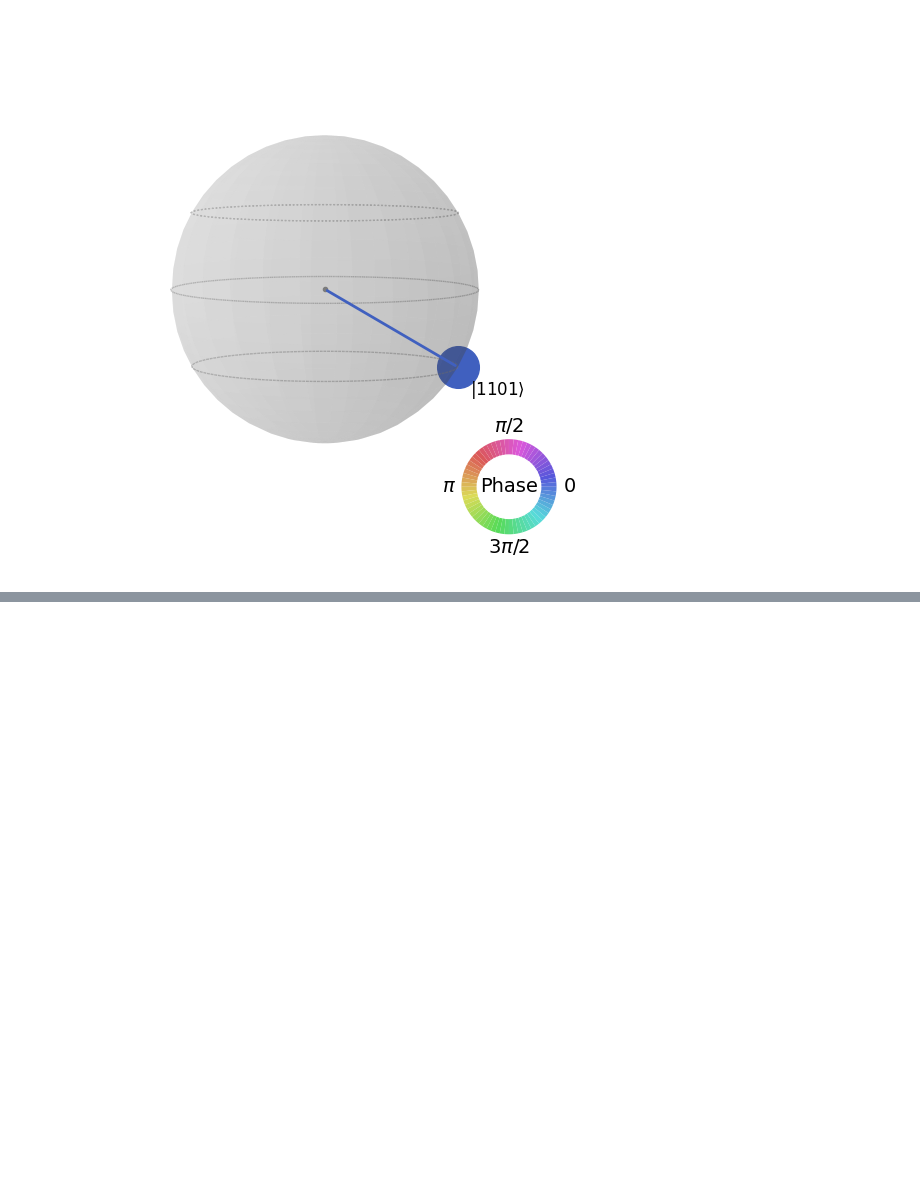
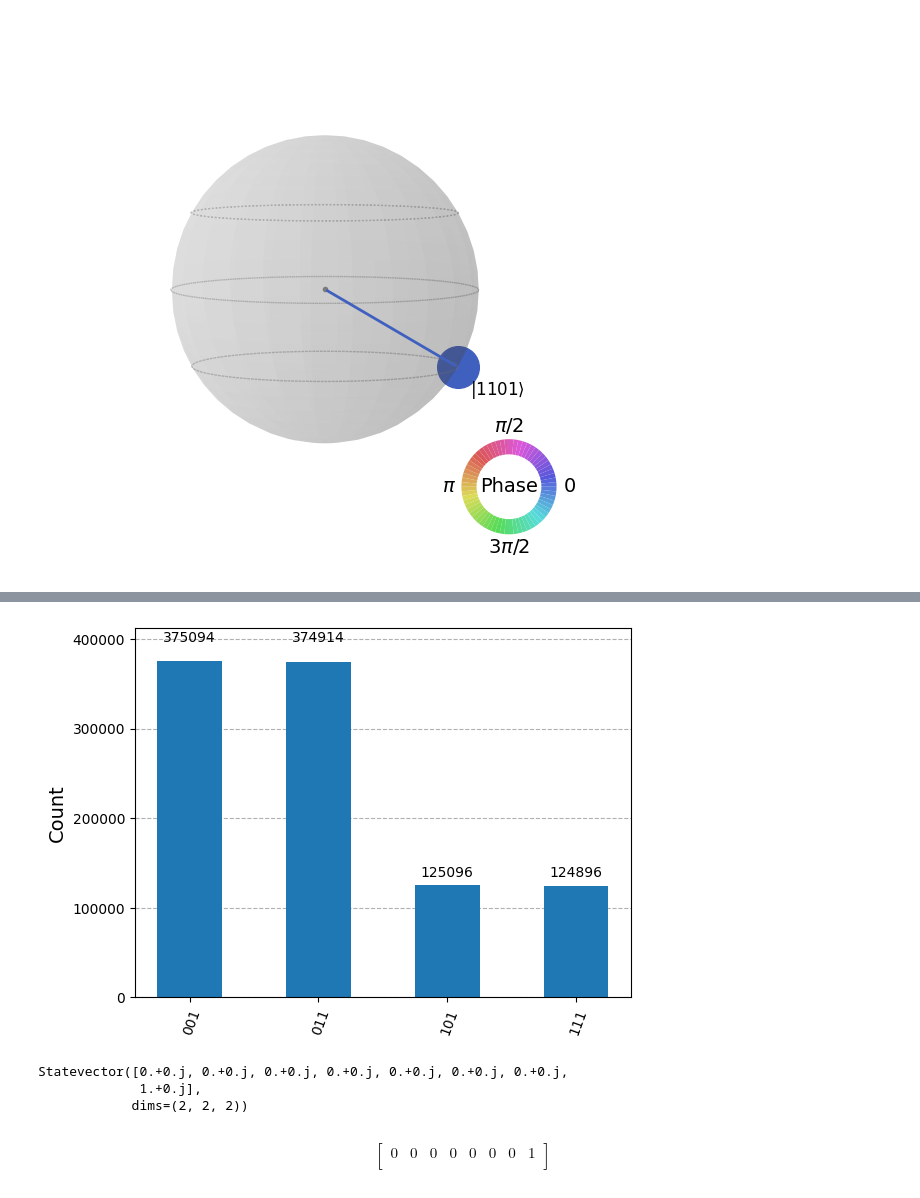
Before and after one commit to SAMANTA1401/Q_computing, a Jupyter notebook: qiskit/experiment.ipynb, the cells around one changed output, grey strips where cells are left out. Saved outputs shown, nothing was run; the diff lists cells and outputs as text; code cells hidden in the pictures; blank space fills up the shorter version.

Commit message:
measuring state

```diff
--- a/qiskit/experiment.ipynb
+++ b/qiskit/experiment.ipynb
@@ -156,0 +167,2 @@ from math import pi
+# %%
+simulator = Aer.get_backend('qasm_simulator')
@@ -156,0 +176,4 @@ from math import pi
+# %%
+plot_histogram(sim_result.get_counts())
+# %% [output]
+[figure, added]
@@ -156,0 +182,17 @@ from math import pi
+# %%
+compiled_circuit = transpile(circuit, simulator)
+sim_result = simulator.run(compiled_circuit, shots = 1000000).result()
+result = sim_result.get_statevector()
+print(result)
+# %% [output]
+Statevector([0.+0.j, 0.+0.j, 0.+0.j, 0.+0.j, 0.+0.j, 0.+0.j, 0.+0.j,
+             1.+0.j],
+            dims=(2, 2, 2))
+# %%
+array_to_latex(result)
+# %% [output]
+$$
+\begin{bmatrix}
+0 & 0 & 0 & 0 & 0 & 0 & 0 & 1  \\
+ \end{bmatrix}
+$$
```
Also changed, not shown: parts of 7 cells of this notebook.
